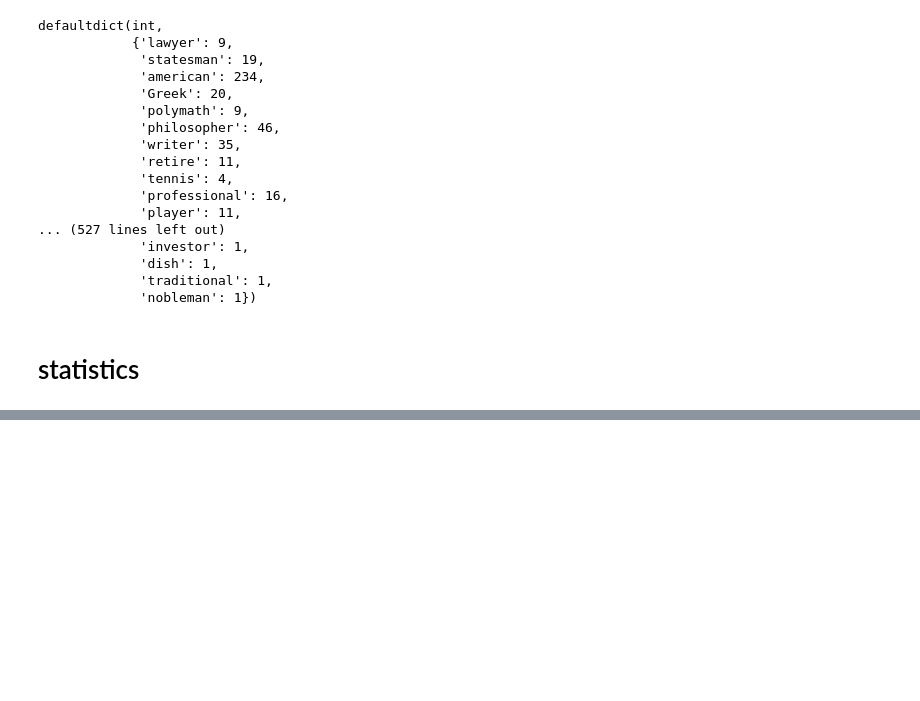
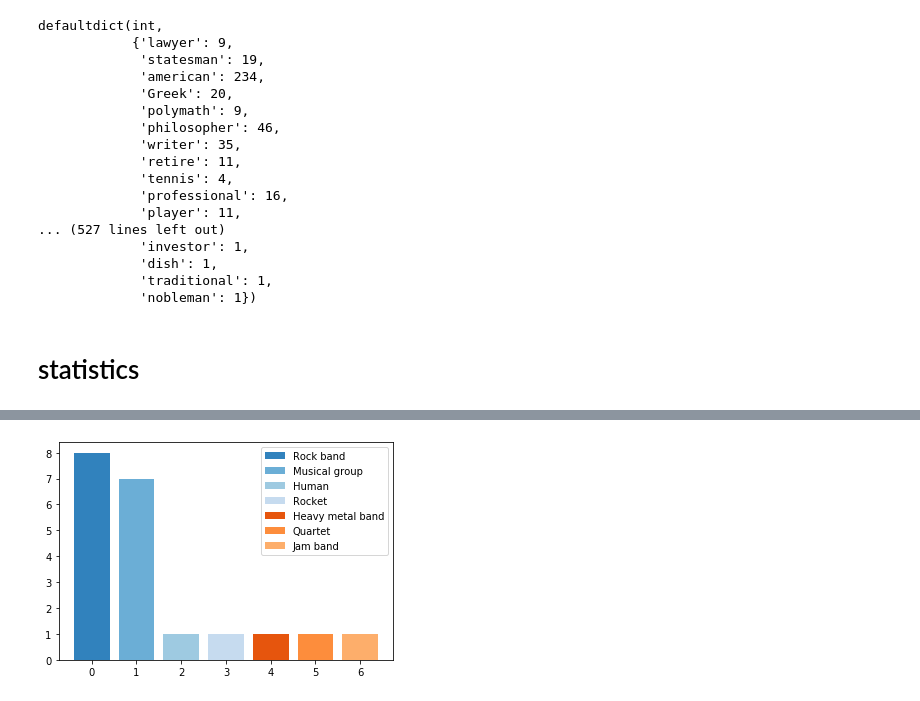
Before and after one commit to eHonnef/information-extraction, a Jupyter notebook: data_play.ipynb, the cells around one changed output, grey strips where cells are left out. Drawn from its saved outputs; the diff is of its cells as text; code cells hidden in the pictures; blank space fills up the shorter version.

```diff
--- a/data_play.ipynb
+++ b/data_play.ipynb
@@ -107,0 +139,13 @@ a
+# %%
+rock = lookup("rock")
+rock_norm = [i for i in range(len(rock.keys()))]
+
+my_norm = Normalize(vmin=0, vmax=len(rock_norm))
+
+rock_labels =  ["Rock band", "Musical group", "Human", "Rocket", "Heavy metal band", "Quartet", "Jam band"]
+
+bar_plt = plt.bar(rock_norm, rock.values(), color=my_cmap(rock_norm))
+plt.legend(bar_plt, rock_labels)
+plt.show()
+# %% [output]
+[figure, added]
```
Also changed, not shown: parts of 5 cells of this notebook, 2 other files.
